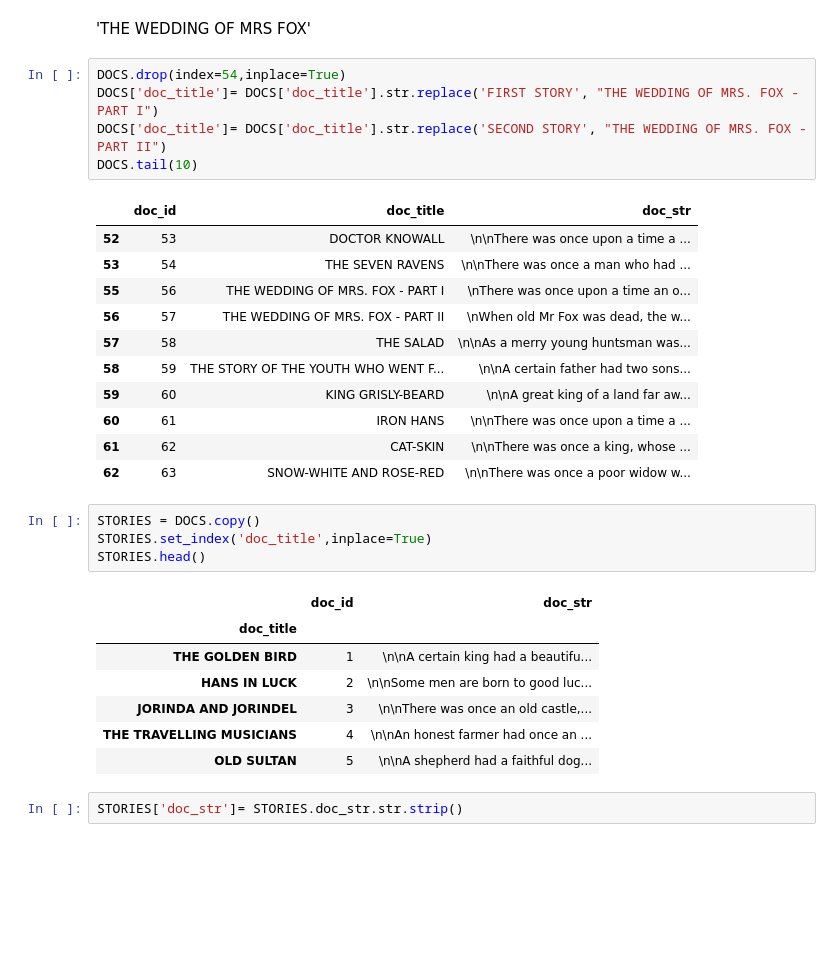
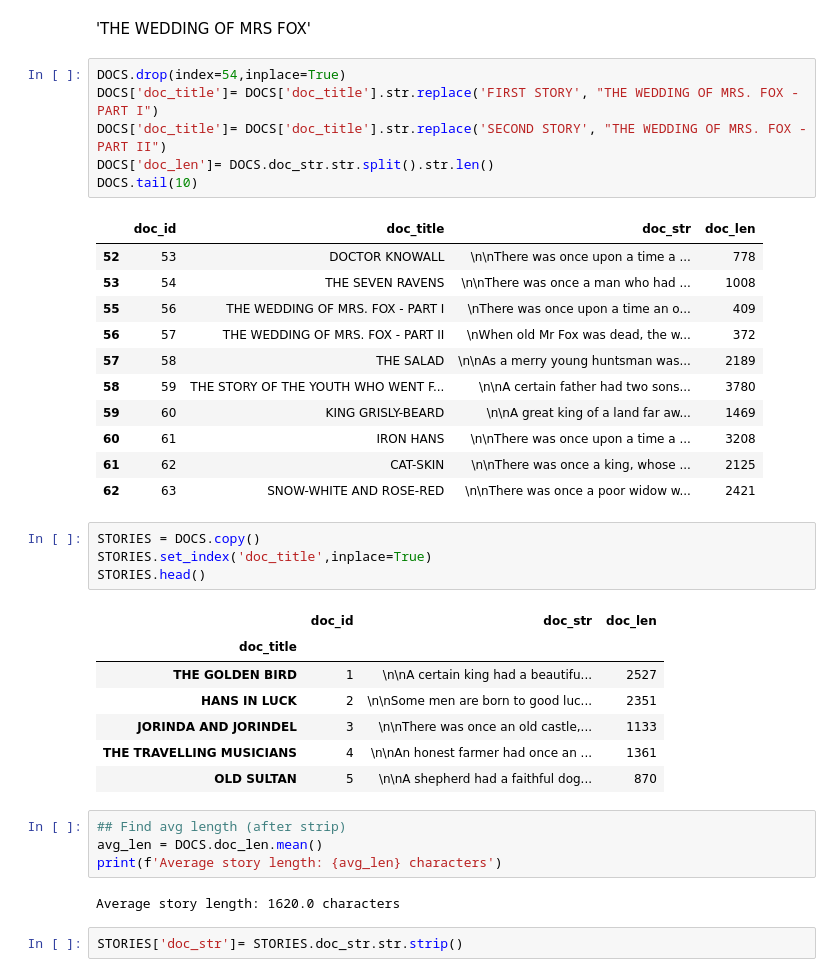
Before and after one commit to gegeorge25/TextasDataFinalProject, a Jupyter notebook: making_corpus.ipynb, the cells around one changed output. Drawn from its saved outputs; the diff is of its cells as text; blank space fills up the shorter version.

```diff
--- a/making_corpus.ipynb
+++ b/making_corpus.ipynb
@@ -83,32 +83,39 @@ LINES.head()
 # %%
 DOCS.drop(index=54,inplace=True)
 DOCS['doc_title']= DOCS['doc_title'].str.replace('FIRST STORY', "THE WEDDING OF MRS. FOX - PART I")
 DOCS['doc_title']= DOCS['doc_title'].str.replace('SECOND STORY', "THE WEDDING OF MRS. FOX - PART II")
+DOCS['doc_len']= DOCS.doc_str.str.split().str.len()
 DOCS.tail(10)
 # %% [output]
-|  | doc_id | doc_title | doc_str |
-| 52 | 53 | DOCTOR KNOWALL | \n\nThere was once upon a time a ... |
-| 53 | 54 | THE SEVEN RAVENS | \n\nThere was once a man who had ... |
-| 55 | 56 | THE WEDDING OF MRS. FOX - PART I | \nThere was once upon a time an o... |
-| 56 | 57 | THE WEDDING OF MRS. FOX - PART II | \nWhen old Mr Fox was dead, the w... |
-| 57 | 58 | THE SALAD | \n\nAs a merry young huntsman was... |
-| 58 | 59 | THE STORY OF THE YOUTH WHO WENT F... | \n\nA certain father had two sons... |
-| 59 | 60 | KING GRISLY-BEARD | \n\nA great king of a land far aw... |
-| 60 | 61 | IRON HANS | \n\nThere was once upon a time a ... |
-| 61 | 62 | CAT-SKIN | \n\nThere was once a king, whose ... |
-| 62 | 63 | SNOW-WHITE AND ROSE-RED | \n\nThere was once a poor widow w... |
+|  | doc_id | doc_title | doc_str | doc_len |
+| 52 | 53 | DOCTOR KNOWALL | \n\nThere was once upon a time a ... | 778 |
+| 53 | 54 | THE SEVEN RAVENS | \n\nThere was once a man who had ... | 1008 |
+| 55 | 56 | THE WEDDING OF MRS. FOX - PART I | \nThere was once upon a time an o... | 409 |
+| 56 | 57 | THE WEDDING OF MRS. FOX - PART II | \nWhen old Mr Fox was dead, the w... | 372 |
+| 57 | 58 | THE SALAD | \n\nAs a merry young huntsman was... | 2189 |
+| 58 | 59 | THE STORY OF THE YOUTH WHO WENT F... | \n\nA certain father had two sons... | 3780 |
+| 59 | 60 | KING GRISLY-BEARD | \n\nA great king of a land far aw... | 1469 |
+| 60 | 61 | IRON HANS | \n\nThere was once upon a time a ... | 3208 |
+| 61 | 62 | CAT-SKIN | \n\nThere was once a king, whose ... | 2125 |
+| 62 | 63 | SNOW-WHITE AND ROSE-RED | \n\nThere was once a poor widow w... | 2421 |
 # %%
 STORIES = DOCS.copy()
 STORIES.set_index('doc_title',inplace=True)
 STORIES.head()
 # %% [output]
-|  | doc_id | doc_str |
-| doc_title |  |  |
-| THE GOLDEN BIRD | 1 | \n\nA certain king had a beautifu... |
-| HANS IN LUCK | 2 | \n\nSome men are born to good luc... |
-| JORINDA AND JORINDEL | 3 | \n\nThere was once an old castle,... |
-| THE TRAVELLING MUSICIANS | 4 | \n\nAn honest farmer had once an ... |
-| OLD SULTAN | 5 | \n\nA shepherd had a faithful dog... |
+|  | doc_id | doc_str | doc_len |
+| doc_title |  |  |  |
+| THE GOLDEN BIRD | 1 | \n\nA certain king had a beautifu... | 2527 |
+| HANS IN LUCK | 2 | \n\nSome men are born to good luc... | 2351 |
+| JORINDA AND JORINDEL | 3 | \n\nThere was once an old castle,... | 1133 |
+| THE TRAVELLING MUSICIANS | 4 | \n\nAn honest farmer had once an ... | 1361 |
+| OLD SULTAN | 5 | \n\nA shepherd had a faithful dog... | 870 |
+# %%
+## Find avg length (after strip)
+avg_len = DOCS.doc_len.mean()
+print(f'Average story length: {avg_len} characters')
+# %% [output]
+Average story length: 1620.0 characters
 # %%
 STORIES['doc_str']= STORIES.doc_str.str.strip()
 # %%
```
Also changed, not shown: parts of 1 cell of this notebook, 3 other files.
